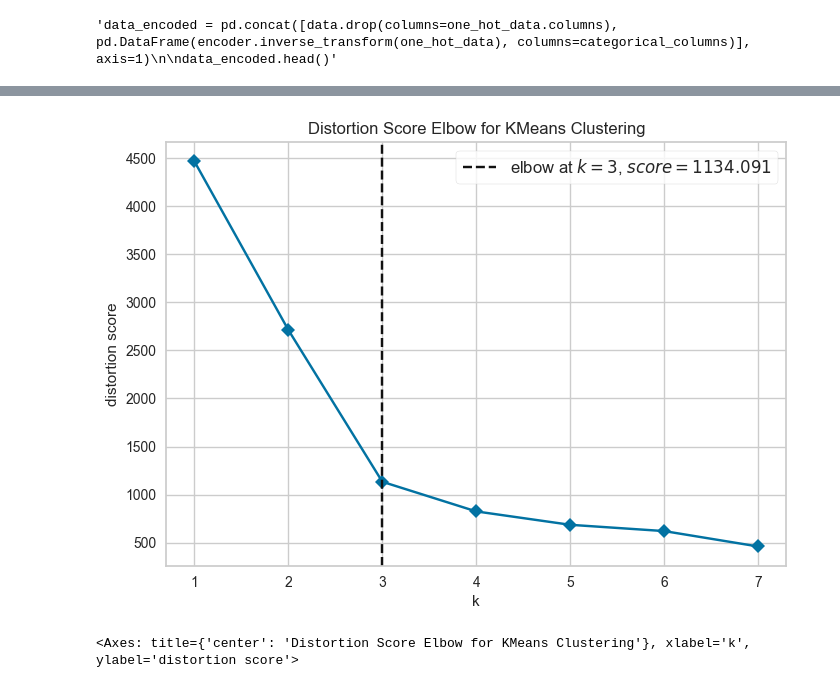
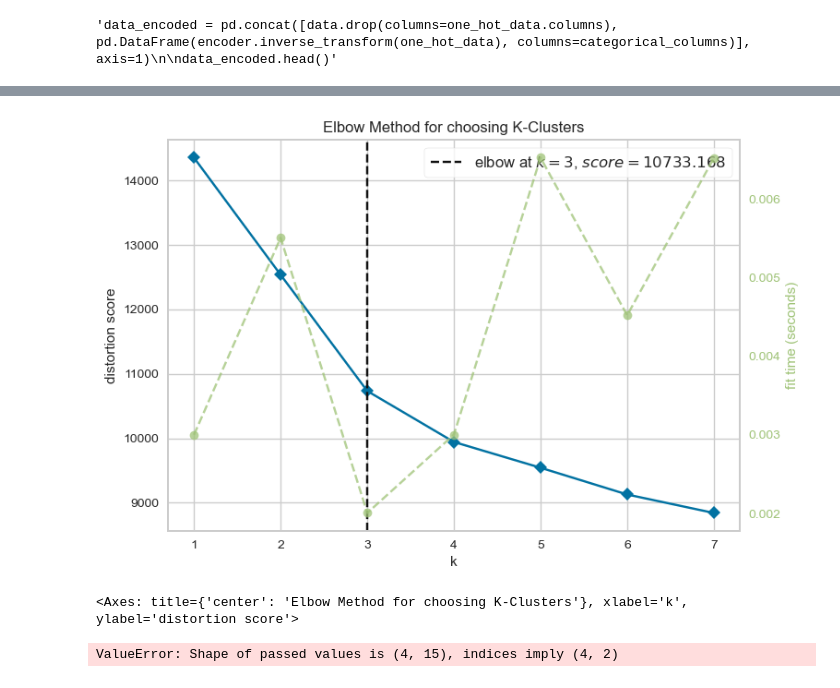
Before and after one commit to AlexandraFaria/UnsupervisedLearningTask1Project, a Jupyter notebook: Task1DataAnalysis.ipynb, the cells around one changed output, grey strips where cells are left out. Drawn from its saved outputs; the diff is of its cells as text; code cells hidden in the pictures.

Commit message:
Working on encoding data

```diff
--- a/Task1DataAnalysis.ipynb
+++ b/Task1DataAnalysis.ipynb
@@ -78,8 +144,7 @@ data_encoded.head()"""
 # No standardization or normalization needs to take place because all features are binary
 # Dimensionality Reduction with PCA
 
-pca= PCA(n_components=2)
+pca= PCA(n_components=15)
 pca_data = pca.fit_transform(data)
-pca_data = pd.DataFrame(pca_data, columns=['PC1', 'PC2'])
 pca_data.shape
 # %% [output]
@@ -96,12 +174,13 @@ plt.show()
 # %%
 # In order to use K-Means clustering, first I want to use the elbow method to determine the optimal number of clusters
 
 model = KMeans()
-visualizer = KElbowVisualizer(model, k=(1, 8), timings=False)
+visualizer = KElbowVisualizer(model, k=(1, 8), timings=True)
 
 # Fit the data to the visualizer
 visualizer.fit(pca_data)
+visualizer.title = 'Elbow Method for choosing K-Clusters'
 visualizer.show()
 # %% [output]
-[figure, old version]
+[figure, new version]
-<Axes: title={'center': 'Distortion Score Elbow for KMeans Clustering'}, xlabel='k', ylabel='distortion score'>
+<Axes: title={'center': 'Elbow Method for choosing K-Clusters'}, xlabel='k', ylabel='distortion score'>
@@ -107,0 +191,15 @@ visualizer.show()
+# %%
+# Extract cluster centroids and put them into a data frame
+centers = kmeans.cluster_centers_
+centroids = pd.DataFrame(centers, columns=['PC1', 'PC2'])
+
+# extract cluster labels
+
+lab = kmeans.labels_
+
+# Add cluster labels to pca_data
+pca_data['cluster'] = lab
+
+pca_data.head()
+# %% [output]
+ValueError: Shape of passed values is (4, 15), indices imply (4, 2)
```
Also changed, not shown: parts of 10 cells of this notebook.
